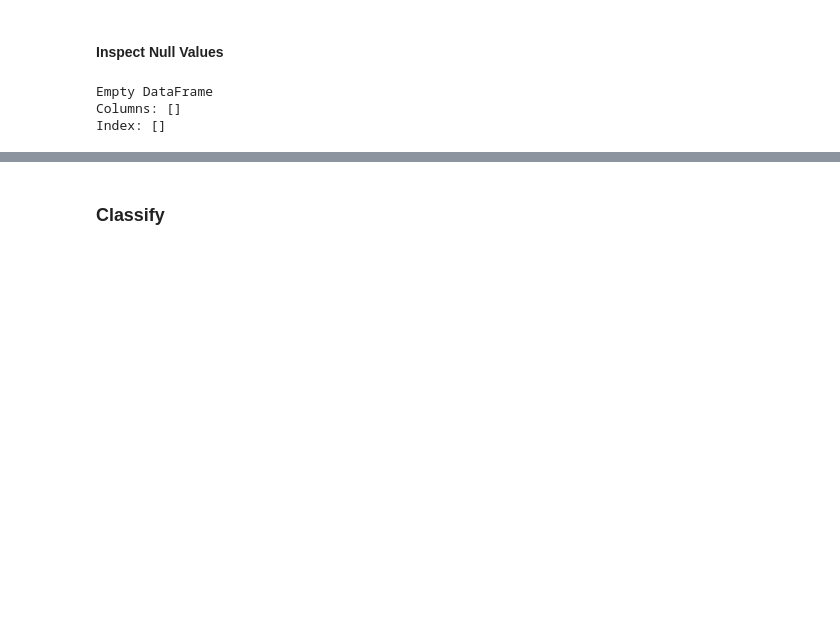
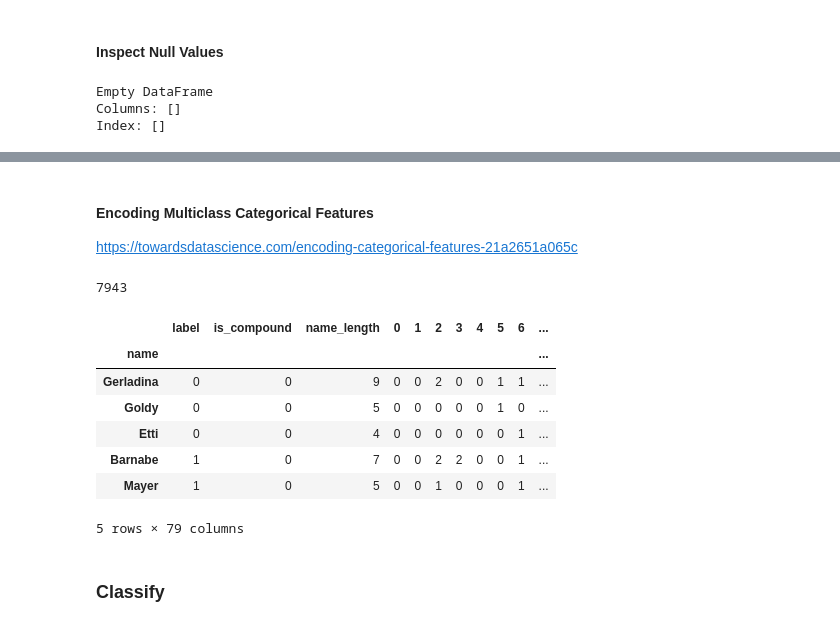
Before and after one commit to raoulbia/jupyterlab-docker, a Jupyter notebook: notebooks/nlp/name_gender_predict.ipynb, the cells around one changed output, grey strips where cells are left out. Drawn from its saved outputs; the diff is of its cells as text; code cells hidden in the pictures; blank space fills up the shorter version.

```diff
--- a/notebooks/nlp/name_gender_predict.ipynb
+++ b/notebooks/nlp/name_gender_predict.ipynb
@@ -235,0 +262,4 @@ dtype: object
+# %%
+gender_mapping = {'male': 1, 'female': 0}
+df['label'] = df['label'].map(lambda x: gender_mapping[x])
+df.head()
@@ -236,3 +274,25 @@ dtype: object
+# %% [markdown]
+#### Encoding Multiclass Categorical Features
+
+https://towardsdatascience.com/encoding-categorical-features-21a2651a065c
+# %%
+# set 'name' to be the index
+df.set_index('name', inplace=True)
+
+# Convert categorical variable into dummy/indicator variables
+df = pd.get_dummies(df, prefix_sep='_', columns=['suffix1', 'suffix2'], drop_first=True)
+print(len(df))
+df.head()
+# %% [output]
+7943
+|  | label | is_compound | name_length | 0 | 1 | 2 | 3 | 4 | 5 | 6 | ... |
+| name |  |  |  |  |  |  |  |  |  |  | ... |
+| Gerladina | 0 | 0 | 9 | 0 | 0 | 2 | 0 | 0 | 1 | 1 | ... |
+| Goldy | 0 | 0 | 5 | 0 | 0 | 0 | 0 | 0 | 1 | 0 | ... |
+| Etti | 0 | 0 | 4 | 0 | 0 | 0 | 0 | 0 | 0 | 1 | ... |
+| Barnabe | 1 | 0 | 7 | 0 | 0 | 2 | 2 | 0 | 0 | 1 | ... |
+| Mayer | 1 | 0 | 5 | 0 | 0 | 1 | 0 | 0 | 0 | 1 | ... |
+5 rows × 79 columns
 # %% [markdown]
 ### Classify
 # %% [markdown]
```
Also changed, not shown: parts of 26 cells of this notebook.
